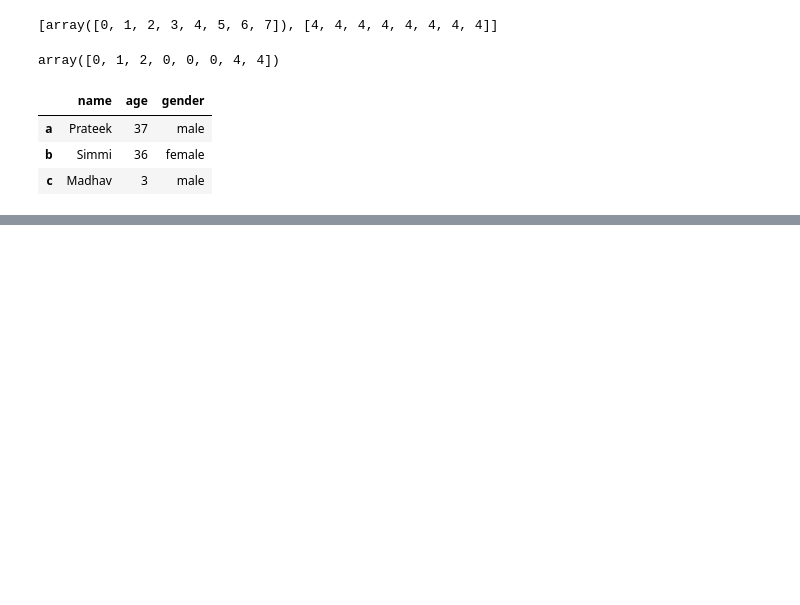
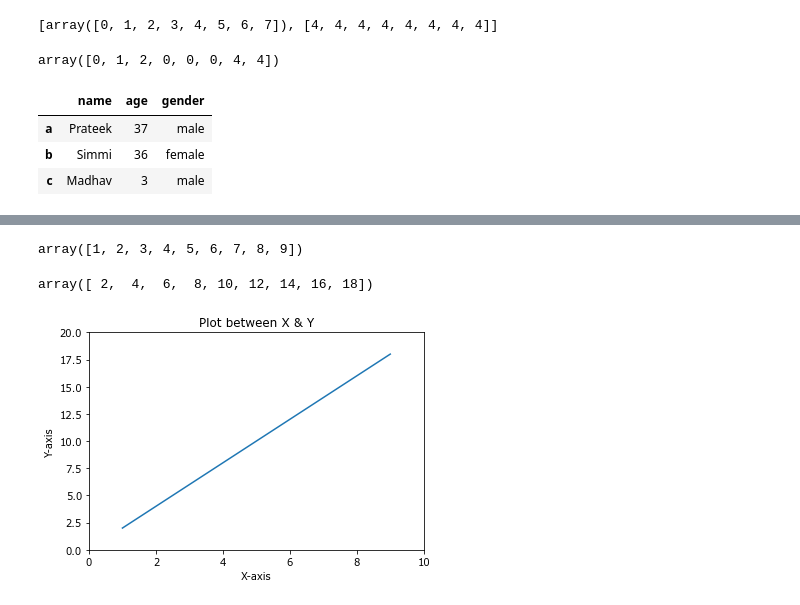
Before and after one commit to prateek1610sharma/datascience, a Jupyter notebook: numpy pandas revise.ipynb, the cells around one changed output, grey strips where cells are left out. Drawn from its saved outputs; the diff is of its cells as text; code cells hidden in the pictures; blank space fills up the shorter version.

```diff
--- a/numpy pandas revise.ipynb
+++ b/numpy pandas revise.ipynb
@@ -690,0 +925,21 @@ numpy
+# %%
+x=np.arange(1,10)
+y=x*2
+# %%
+x
+# %% [output]
+array([1, 2, 3, 4, 5, 6, 7, 8, 9])
+# %%
+y
+# %% [output]
+array([ 2,  4,  6,  8, 10, 12, 14, 16, 18])
+# %%
+plt.plot(x,y)
+plt.xlabel("X-axis")
+plt.ylabel("Y-axis")
+plt.title("Plot between X & Y")
+plt.xlim(0,10)
+plt.ylim(0,20)
+plt.savefig("plot.png")
+# %% [output]
+[figure, added]
```
Also changed, not shown: parts of 87 cells of this notebook, 5 other files.
